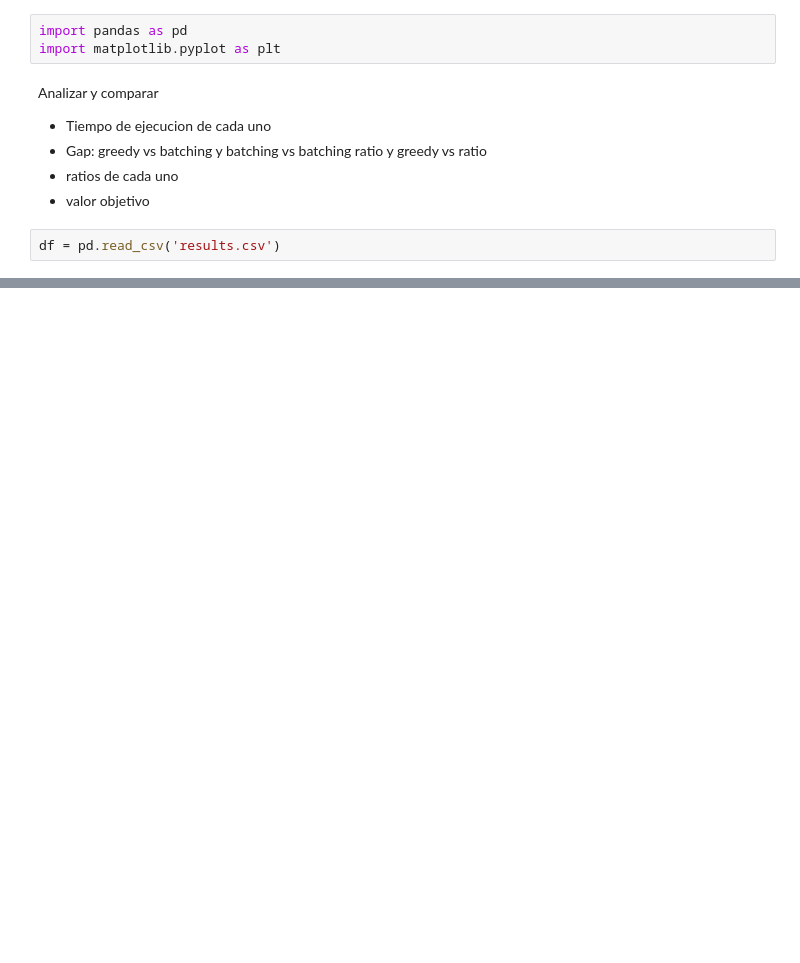
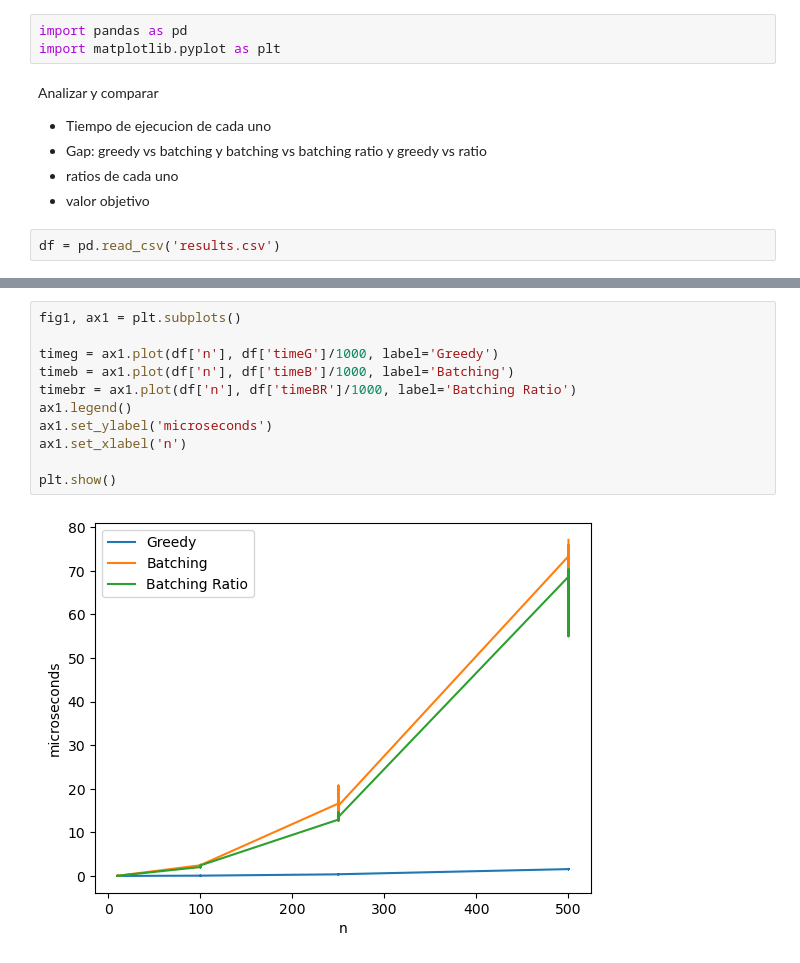
Before and after one commit to T1Pyscientist/TP1_TD5, a Jupyter notebook: data_proc.ipynb, the cells around one changed output, grey strips where cells are left out. Cells and saved outputs as stored; diff of their text form; blank space fills up the shorter version.

Commit message:
timeBR + grafico

```diff
--- a/data_proc.ipynb
+++ b/data_proc.ipynb
@@ -106,0 +107,13 @@ plt.show()
+# %%
+fig1, ax1 = plt.subplots()
+
+timeg = ax1.plot(df['n'], df['timeG']/1000, label='Greedy')
+timeb = ax1.plot(df['n'], df['timeB']/1000, label='Batching')
+timebr = ax1.plot(df['n'], df['timeBR']/1000, label='Batching Ratio')
+ax1.legend()
+ax1.set_ylabel('microseconds')
+ax1.set_xlabel('n')
+
+plt.show()
+# %% [output]
+[figure, added]
```
Also changed, not shown: parts of 8 cells of this notebook, 1 other file.
